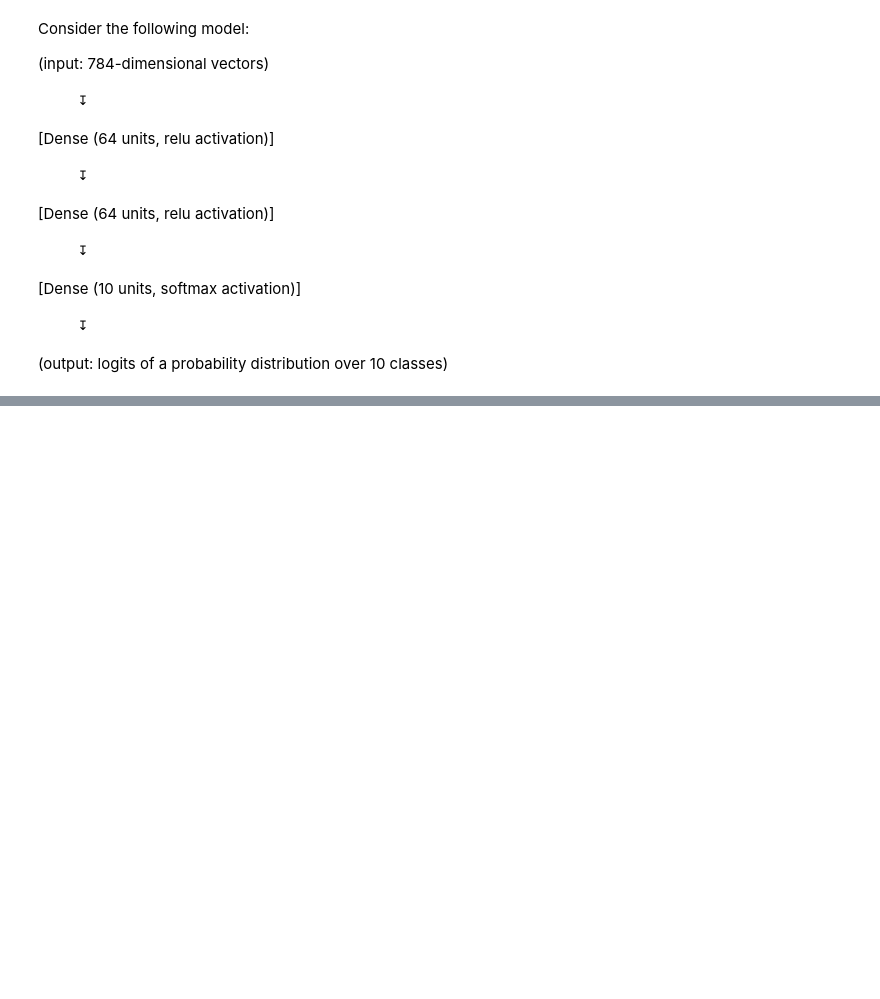
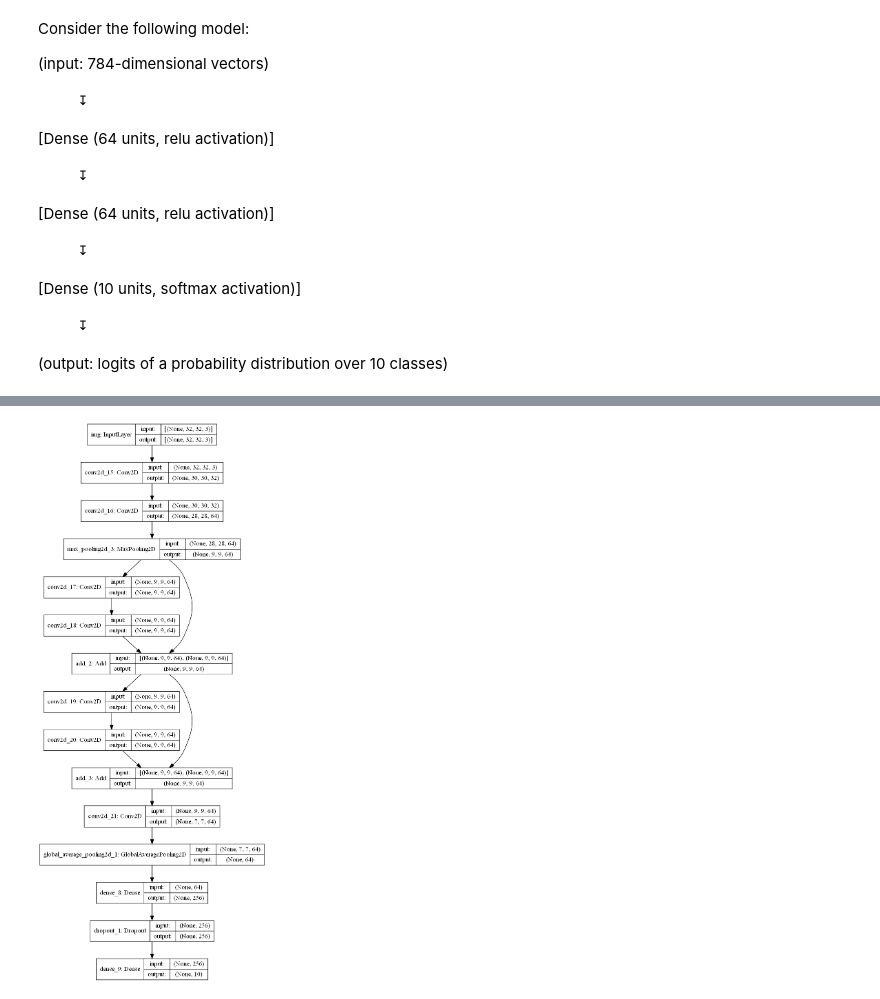
Before and after one commit to AlexeyMarg/ML_models, a Jupyter notebook: keras/2_functional_api.ipynb, the cells around one changed output, grey strips where cells are left out. Cells and saved outputs as stored; diff of their text form; code cells hidden in the pictures; blank space fills up the shorter version.

```diff
--- a/keras/2_functional_api.ipynb
+++ b/keras/2_functional_api.ipynb
@@ -33,0 +79,5 @@ Consider the following model:
+# %%
+(x_train, y_train), (x_test, y_test) = keras.datasets.mnist.load_data()
+
+x_train = x_train.reshape(60000, 784).astype("float32") / 255
+x_test = x_test.reshape(10000, 784).astype("float32") / 255
@@ -33,0 +384,22 @@ Consider the following model:
+# %%
+inputs = keras.Input(shape=(32, 32, 3), name='img')
+x = layers.Conv2D(32, 3, activation='relu')(inputs)
+x = layers.Conv2D(64, 3, activation='relu')(x)
+block_1_output = layers.MaxPooling2D(3)(x)
+
+x = layers.Conv2D(64, 3, activation="relu", padding="same")(block_1_output)
+x = layers.Conv2D(64, 3, activation="relu", padding="same")(x)
+block_2_output = layers.add([x, block_1_output])
+
+x = layers.Conv2D(64, 3, activation="relu", padding="same")(block_2_output)
+x = layers.Conv2D(64, 3, activation="relu", padding="same")(x)
+block_3_output = layers.add([x, block_2_output])
+
+x = layers.Conv2D(64, 3, activation="relu")(block_3_output)
+x = layers.GlobalAveragePooling2D()(x)
+x = layers.Dense(256, activation="relu")(x)
+x = layers.Dropout(0.5)(x)
+outputs = layers.Dense(10)(x)
+
+model = keras.Model(inputs, outputs, name="toy_resnet")
+model.summary()
@@ -33,0 +424,4 @@ Consider the following model:
+# %%
+keras.utils.plot_model(model, "mini_resnet.png", show_shapes=True)
+# %% [output]
+[figure, added]
```
Also changed, not shown: parts of 44 cells of this notebook.
